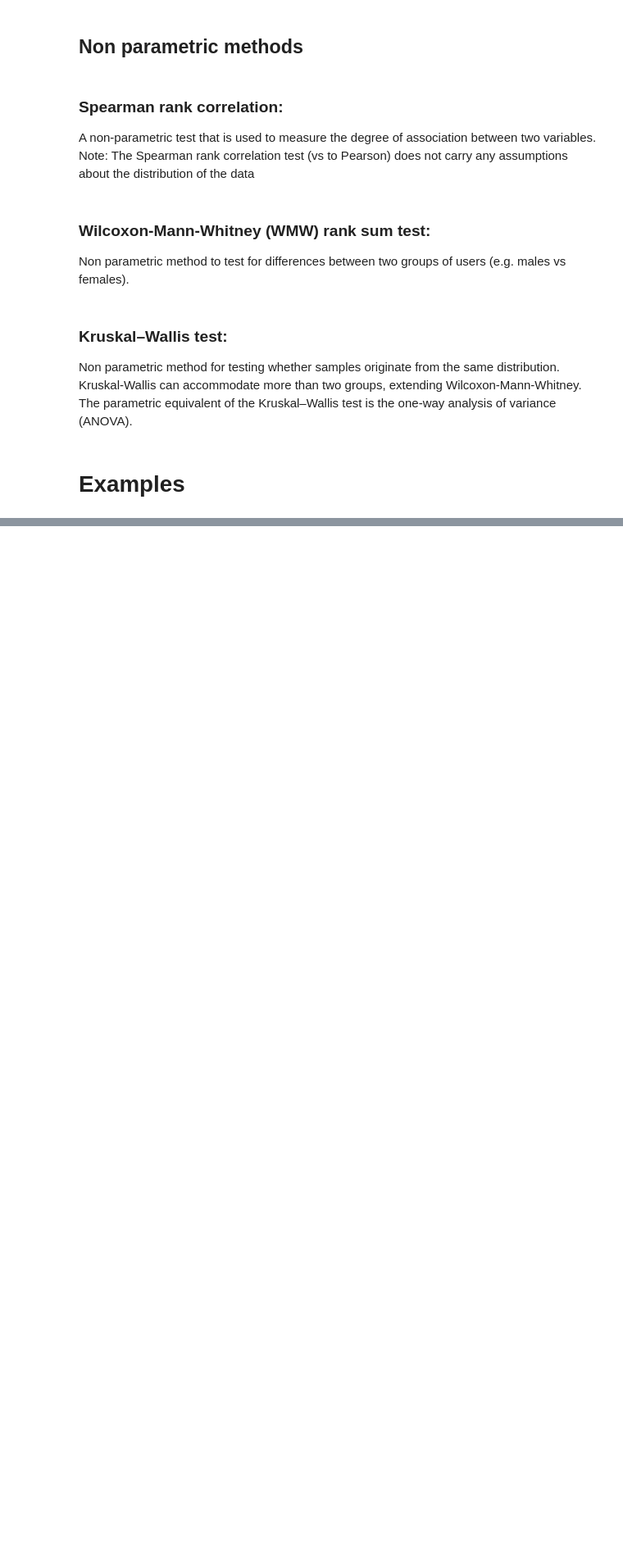
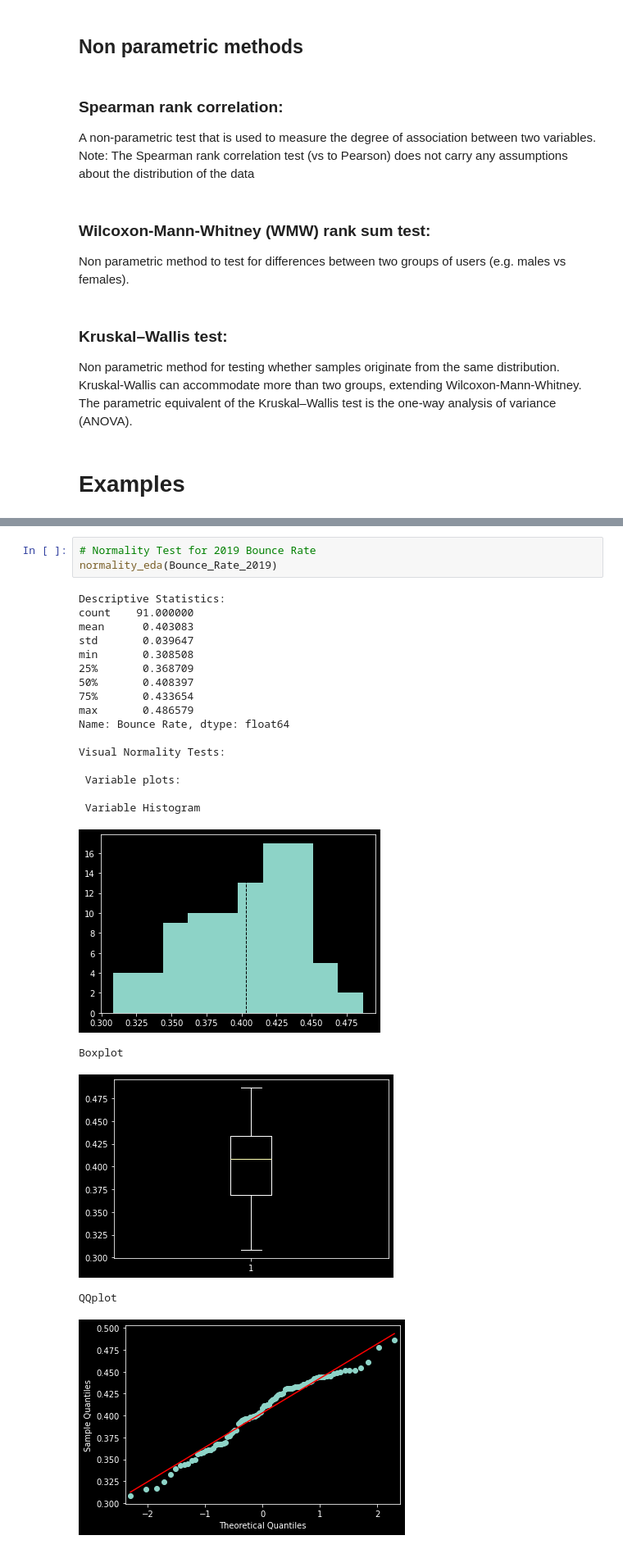
Before and after one commit to DimitriosTagkoulis/Statistical_Tests_For_Google_Analytics_with_Python, a Jupyter notebook: Example.ipynb, the cells around one changed output, grey strips where cells are left out. Shown: that part at 82% size. Cells and saved outputs as stored; diff of their text form; blank space fills up the shorter version.

```diff
--- a/Example.ipynb
+++ b/Example.ipynb
@@ -46,0 +103,25 @@ of the Kruskal–Wallis test is the one-way analysis of variance (ANOVA).
+# %%
+# Normality Test for 2019 Bounce Rate
+normality_eda(Bounce_Rate_2019)
+# %% [output]
+Descriptive Statistics:
+count    91.000000
+mean      0.403083
+std       0.039647
+min       0.308508
+25%       0.368709
+50%       0.408397
+75%       0.433654
+max       0.486579
+Name: Bounce Rate, dtype: float64
+
+Visual Normality Tests:
+
+ Variable plots:
+
+ Variable Histogram
+[figure, added]
+Boxplot
+[figure, added]
+QQplot
+[figure, added]
```
Also changed, not shown: parts of 9 cells of this notebook, 1 other file.
